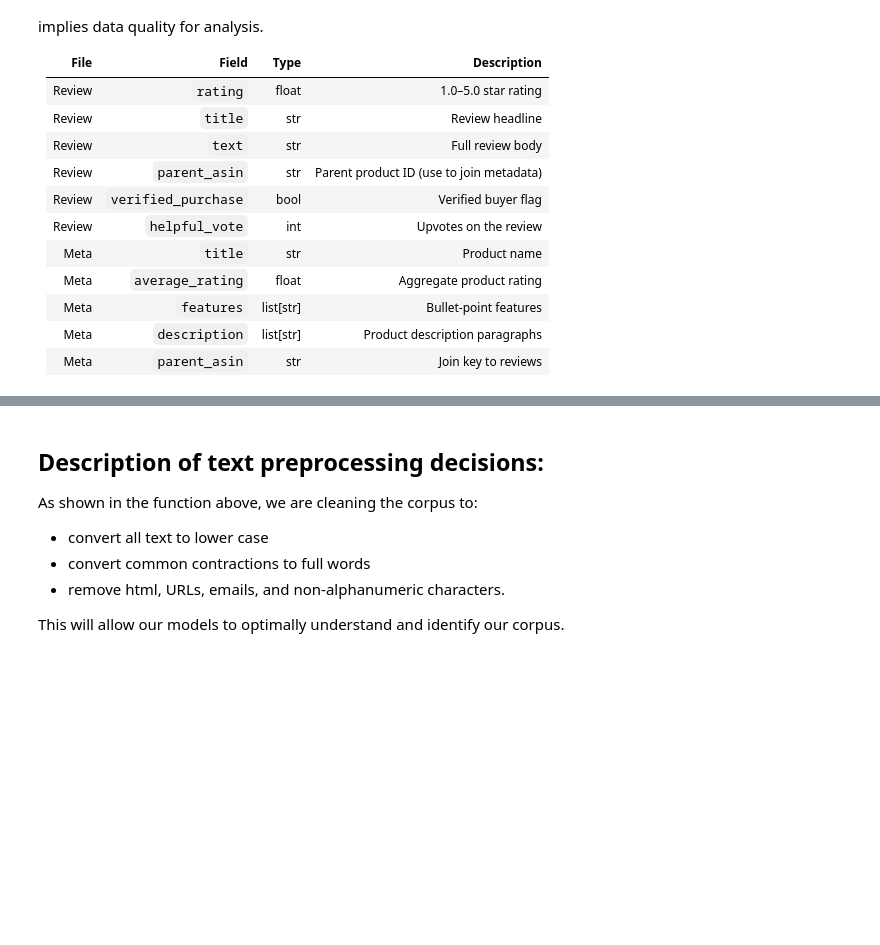
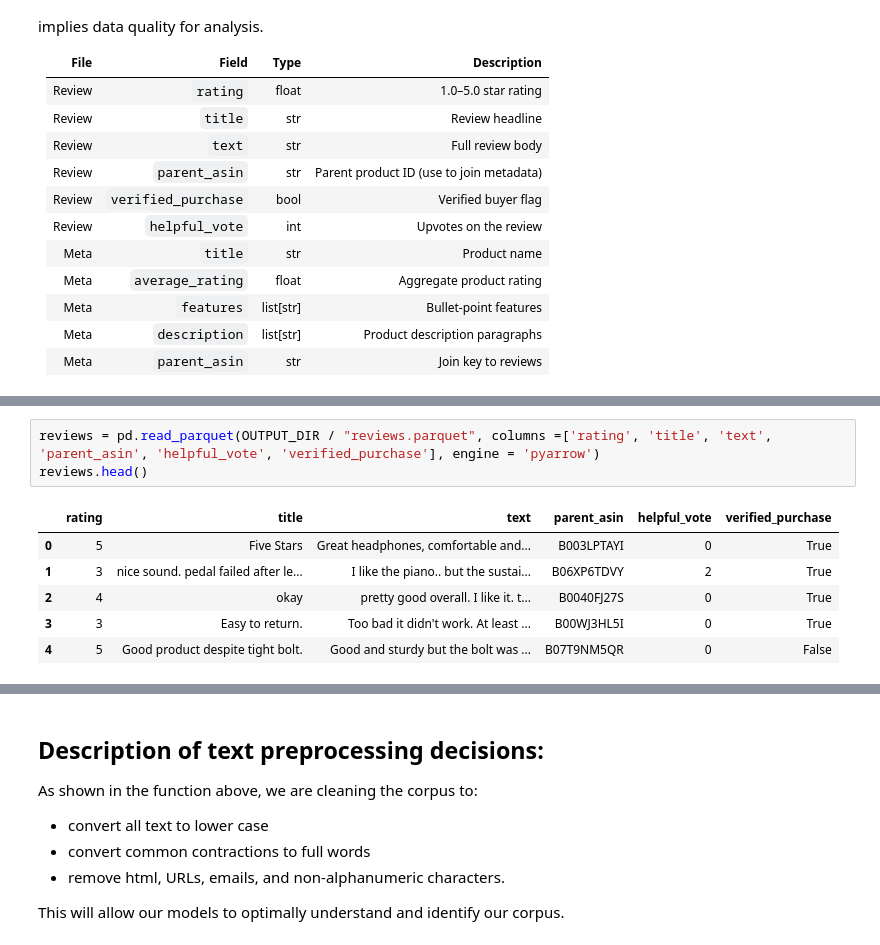
Before and after one commit to UBC-MDS/DSCI_575_project_tyin98_danieljy, a Jupyter notebook: notebooks/milestone1_exploration.ipynb, the cells around one changed output, grey strips where cells are left out. Cells and saved outputs as stored; diff of their text form; blank space fills up the shorter version.

Commit message:
changing EDA to have seperate, preprocessed meta and review files

```diff
--- a/notebooks/milestone1_exploration.ipynb
+++ b/notebooks/milestone1_exploration.ipynb
@@ -191,0 +187,10 @@ memory usage: 1.3+ GB
+# %%
+reviews = pd.read_parquet(OUTPUT_DIR / "reviews.parquet", columns =['rating', 'title', 'text', 'parent_asin', 'helpful_vote', 'verified_purchase'], engine = 'pyarrow')
+reviews.head()
+# %% [output]
+|  | rating | title | text | parent_asin | helpful_vote | verified_purchase |
+| 0 | 5 | Five Stars | Great headphones, comfortable and... | B003LPTAYI | 0 | True |
+| 1 | 3 | nice sound. pedal failed after le... | I like the piano.. but the sustai... | B06XP6TDVY | 2 | True |
+| 2 | 4 | okay | pretty good overall. I like it. t... | B0040FJ27S | 0 | True |
+| 3 | 3 | Easy to return. | Too bad it didn't work. At least ... | B00WJ3HL5I | 0 | True |
+| 4 | 5 | Good product despite tight bolt. | Good and sturdy but the bolt was ... | B07T9NM5QR | 0 | False |
```
Also changed, not shown: parts of 14 cells of this notebook.
